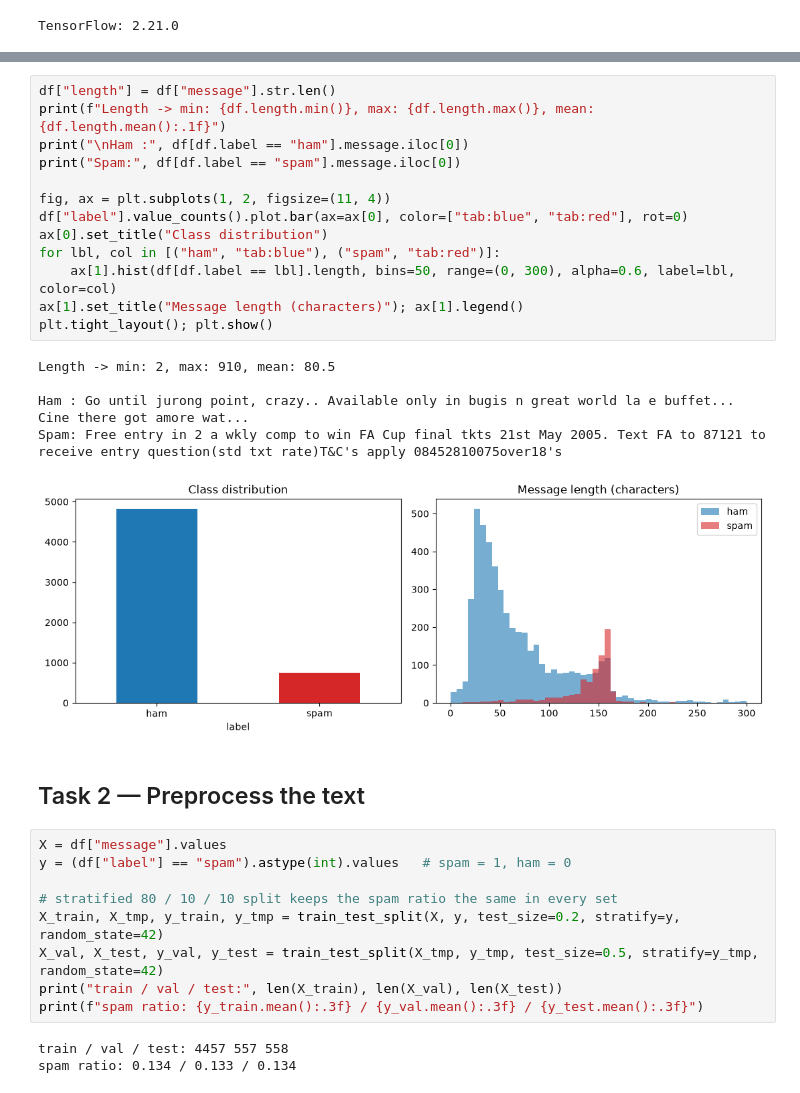
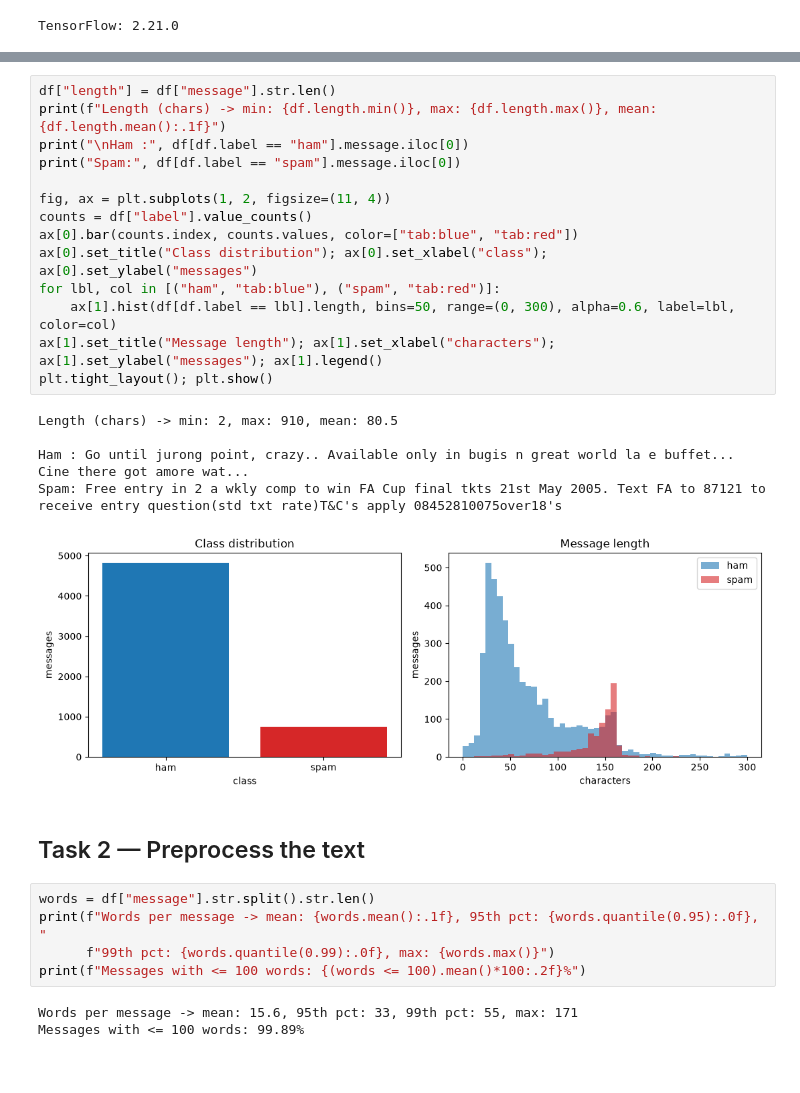
Before and after one commit to kartikeyagrawal2007/DL-lab-Sem5, a Jupyter notebook: Lab-7/1BM24CD028_Kartikey_Agrawal_Lab7_Spam.ipynb, the cells around one changed output, grey strips where cells are left out. Cells and saved outputs as stored; diff of their text form.

```diff
--- a/Lab-7/1BM24CD028_Kartikey_Agrawal_Lab7_Spam.ipynb
+++ b/Lab-7/1BM24CD028_Kartikey_Agrawal_Lab7_Spam.ipynb
@@ -48,34 +50,31 @@ Name: count, dtype: int64
 | 4 | ham | Nah I don't think he goes to usf,... |
 # %%
 df["length"] = df["message"].str.len()
-print(f"Length -> min: {df.length.min()}, max: {df.length.max()}, mean: {df.length.mean():.1f}")
+print(f"Length (chars) -> min: {df.length.min()}, max: {df.length.max()}, mean: {df.length.mean():.1f}")
 print("\nHam :", df[df.label == "ham"].message.iloc[0])
 print("Spam:", df[df.label == "spam"].message.iloc[0])
 
 fig, ax = plt.subplots(1, 2, figsize=(11, 4))
-df["label"].value_counts().plot.bar(ax=ax[0], color=["tab:blue", "tab:red"], rot=0)
-ax[0].set_title("Class distribution")
+counts = df["label"].value_counts()
+ax[0].bar(counts.index, counts.values, color=["tab:blue", "tab:red"])
+ax[0].set_title("Class distribution"); ax[0].set_xlabel("class"); ax[0].set_ylabel("messages")
 for lbl, col in [("ham", "tab:blue"), ("spam", "tab:red")]:
     ax[1].hist(df[df.label == lbl].length, bins=50, range=(0, 300), alpha=0.6, label=lbl, color=col)
-ax[1].set_title("Message length (characters)"); ax[1].legend()
+ax[1].set_title("Message length"); ax[1].set_xlabel("characters"); ax[1].set_ylabel("messages"); ax[1].legend()
 plt.tight_layout(); plt.show()
 # %% [output]
-Length -> min: 2, max: 910, mean: 80.5
+Length (chars) -> min: 2, max: 910, mean: 80.5
 
 Ham : Go until jurong point, crazy.. Available only in bugis n great world la e buffet... Cine there got amore wat...
 Spam: Free entry in 2 a wkly comp to win FA Cup final tkts 21st May 2005. Text FA to 87121 to receive entry question(std txt rate)T&C's apply 08452810075over18's
-[figure, old version]
+[figure, new version]
 # %% [markdown]
 ## Task 2 — Preprocess the text
 # %%
-X = df["message"].values
-y = (df["label"] == "spam").astype(int).values   # spam = 1, ham = 0
-
-# stratified 80 / 10 / 10 split keeps the spam ratio the same in every set
-X_train, X_tmp, y_train, y_tmp = train_test_split(X, y, test_size=0.2, stratify=y, random_state=42)
-X_val, X_test, y_val, y_test = train_test_split(X_tmp, y_tmp, test_size=0.5, stratify=y_tmp, random_state=42)
-print("train / val / test:", len(X_train), len(X_val), len(X_test))
-print(f"spam ratio: {y_train.mean():.3f} / {y_val.mean():.3f} / {y_test.mean():.3f}")
+words = df["message"].str.split().str.len()
+print(f"Words per message -> mean: {words.mean():.1f}, 95th pct: {words.quantile(0.95):.0f}, "
+      f"99th pct: {words.quantile(0.99):.0f}, max: {words.max()}")
+print(f"Messages with <= 100 words: {(words <= 100).mean()*100:.2f}%")
 # %% [output]
-train / val / test: 4457 557 558
-spam ratio: 0.134 / 0.133 / 0.134
+Words per message -> mean: 15.6, 95th pct: 33, 99th pct: 55, max: 171
+Messages with <= 100 words: 99.89%
```
Also changed, not shown: parts of 22 cells of this notebook, 2 other files.
